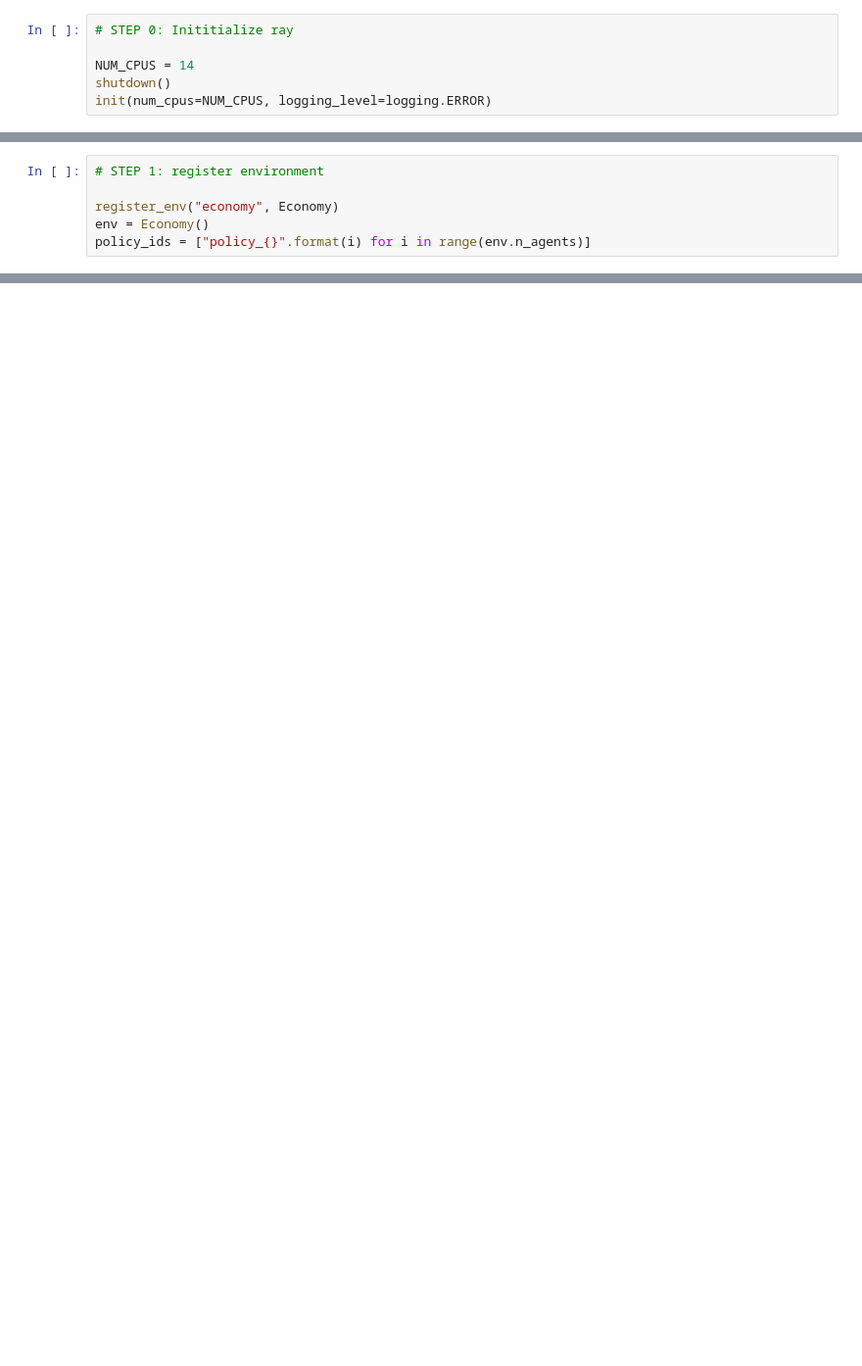
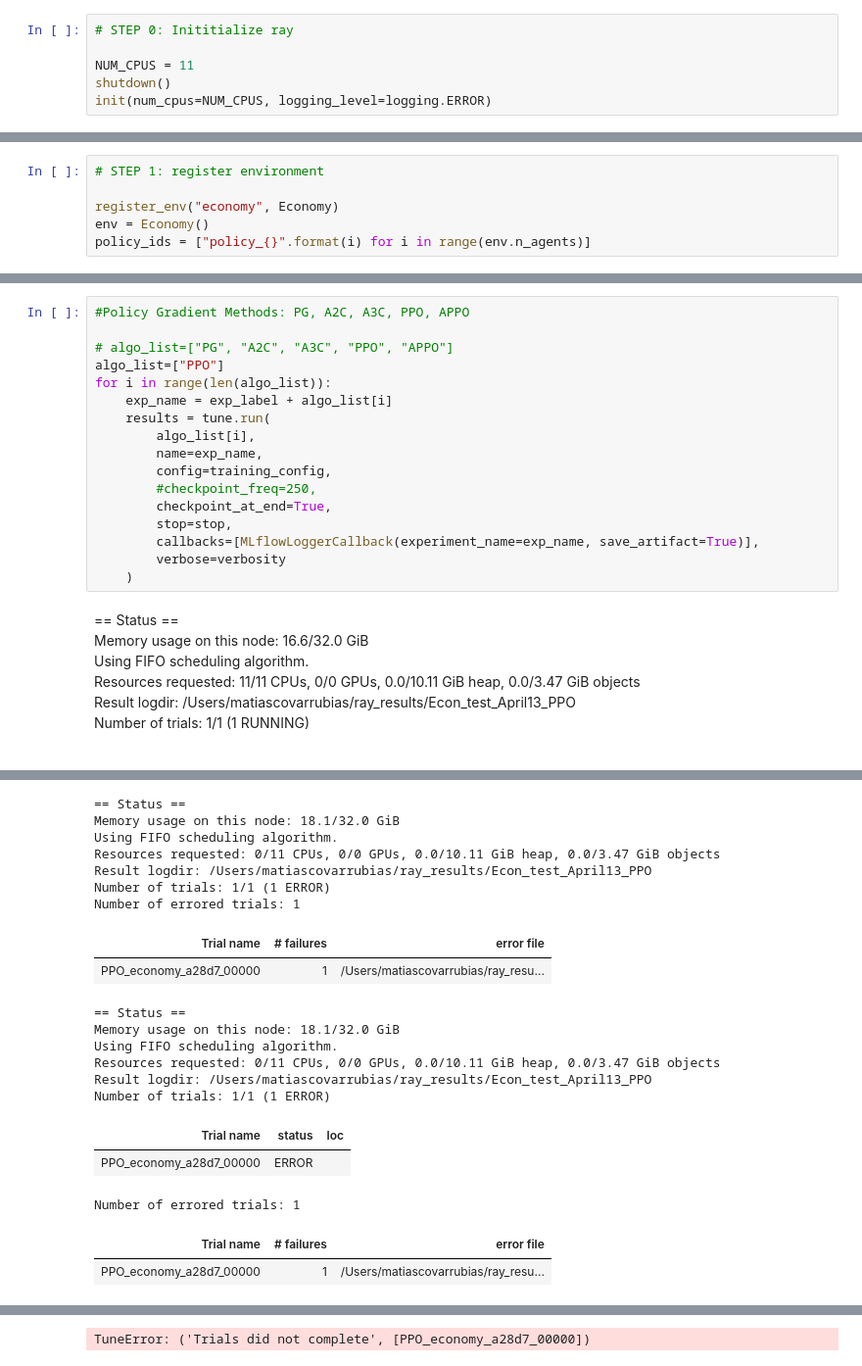
Before and after one commit to marketsAI/marketsAI, a Jupyter notebook: marketsai/experiments/run_economy.ipynb, the cells around one changed output, grey strips where cells are left out. Shown: that part at 98% size. Saved outputs shown, nothing was run; the diff lists cells and outputs as text; blank space fills up the shorter version.

```diff
--- a/marketsai/experiments/run_economy.ipynb
+++ b/marketsai/experiments/run_economy.ipynb
@@ -22,6 +22,6 @@ import logging
 # %%
 # STEP 0: Inititialize ray
 
-NUM_CPUS = 14
+NUM_CPUS = 11
 shutdown()
 init(num_cpus=NUM_CPUS, logging_level=logging.ERROR)
@@ -89,0 +128,24 @@ print(np.sum(env.observation_space["agent_0"].nvec))
+# %%
+#Policy Gradient Methods: PG, A2C, A3C, PPO, APPO
+
+# algo_list=["PG", "A2C", "A3C", "PPO", "APPO"]
+algo_list=["PPO"]
+for i in range(len(algo_list)):
+    exp_name = exp_label + algo_list[i]
+    results = tune.run(
+        algo_list[i],
+        name=exp_name,
+        config=training_config,
+        #checkpoint_freq=250,
+        checkpoint_at_end=True,
+        stop=stop,
+        callbacks=[MLflowLoggerCallback(experiment_name=exp_name, save_artifact=True)],
+        verbose=verbosity
+    )
+# %% [output]
+== Status ==
+Memory usage on this node: 16.6/32.0 GiB
+Using FIFO scheduling algorithm.
+Resources requested: 11/11 CPUs, 0/0 GPUs, 0.0/10.11 GiB heap, 0.0/3.47 GiB objects
+Result logdir: /Users/matiascovarrubias/ray_results/Econ_test_April13_PPO
+Number of trials: 1/1 (1 RUNNING)
@@ -89,0 +169,20 @@ print(np.sum(env.observation_space["agent_0"].nvec))
+== Status ==
+Memory usage on this node: 18.1/32.0 GiB
+Using FIFO scheduling algorithm.
+Resources requested: 0/11 CPUs, 0/0 GPUs, 0.0/10.11 GiB heap, 0.0/3.47 GiB objects
+Result logdir: /Users/matiascovarrubias/ray_results/Econ_test_April13_PPO
+Number of trials: 1/1 (1 ERROR)
+Number of errored trials: 1
+| Trial name | # failures | error file |
+| PPO_economy_a28d7_00000 | 1 | /Users/matiascovarrubias/ray_resu... |
+== Status ==
+Memory usage on this node: 18.1/32.0 GiB
+Using FIFO scheduling algorithm.
+Resources requested: 0/11 CPUs, 0/0 GPUs, 0.0/10.11 GiB heap, 0.0/3.47 GiB objects
+Result logdir: /Users/matiascovarrubias/ray_results/Econ_test_April13_PPO
+Number of trials: 1/1 (1 ERROR)
+| Trial name | status | loc |
+| PPO_economy_a28d7_00000 | ERROR |  |
+Number of errored trials: 1
+| Trial name | # failures | error file |
+| PPO_economy_a28d7_00000 | 1 | /Users/matiascovarrubias/ray_resu... |
@@ -89,0 +191 @@ print(np.sum(env.observation_space["agent_0"].nvec))
+TuneError: ('Trials did not complete', [PPO_economy_a28d7_00000])
```
Also changed, not shown: parts of 11 cells of this notebook, 6 other files.
